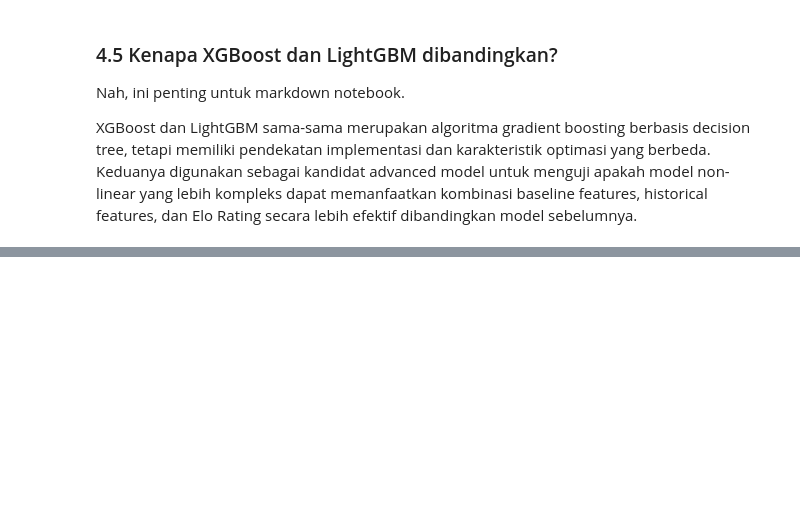
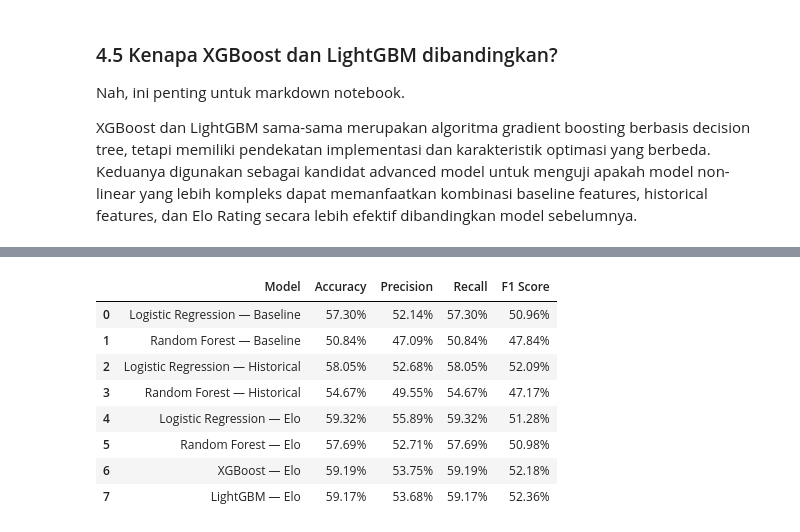
Before and after one commit to RyannPy/international-football-prediction, a Jupyter notebook: notebooks/11_advanced_modeling.ipynb, the cells around one changed output, grey strips where cells are left out. Drawn from its saved outputs; the diff is of its cells as text; code cells hidden in the pictures; blank space fills up the shorter version.

Commit message:
Advanced Modelling - Evaluation

```diff
--- a/notebooks/11_advanced_modeling.ipynb
+++ b/notebooks/11_advanced_modeling.ipynb
@@ -563,0 +599,13 @@ XGBoost dan LightGBM sama-sama merupakan algoritma gradient boosting berbasis de
+# %%
+import pandas as pd
+from pathlib import Path
+
+reports_dir = Path("../reports")
+advanced_metrics = pd.read_csv(reports_dir / "advanced_metrics.csv")
+
+advanced_metrics.style.format({
+    'Accuracy': '{:.2%}',
+    'Precision': '{:.2%}',
+    'Recall': '{:.2%}',
+    'F1 Score': '{:.2%}'
+})
@@ -563,0 +627,34 @@ XGBoost dan LightGBM sama-sama merupakan algoritma gradient boosting berbasis de
+# %%
+baseline_metrics = pd.read_csv(reports_dir / "baseline_metrics.csv")
+historical_metrics = pd.read_csv(reports_dir / "historical_metrics.csv")
+elo_metrics = pd.read_csv(reports_dir / "elo_metrics.csv")
+
+baseline_metrics["Model"] = baseline_metrics["Model"] + " — Baseline"
+historical_metrics["Model"] = historical_metrics["Model"] + " — Historical"
+elo_metrics["Model"] = elo_metrics["Model"] + " — Elo"
+advanced_metrics_copy = advanced_metrics.copy()
+advanced_metrics_copy["Model"] = advanced_metrics_copy["Model"] + " — Elo"
+
+all_metrics = pd.concat([
+    baseline_metrics,
+    historical_metrics,
+    elo_metrics,
+    advanced_metrics_copy
+], ignore_index=True)
+
+all_metrics.style.format({
+    'Accuracy': '{:.2%}',
+    'Precision': '{:.2%}',
+    'Recall': '{:.2%}',
+    'F1 Score': '{:.2%}'
+})
+# %% [output]
+|  | Model | Accuracy | Precision | Recall | F1 Score |
+| 0 | Logistic Regression — Baseline | 57.30% | 52.14% | 57.30% | 50.96% |
+| 1 | Random Forest — Baseline | 50.84% | 47.09% | 50.84% | 47.84% |
+| 2 | Logistic Regression — Historical | 58.05% | 52.68% | 58.05% | 52.09% |
+| 3 | Random Forest — Historical | 54.67% | 49.55% | 54.67% | 47.17% |
+| 4 | Logistic Regression — Elo | 59.32% | 55.89% | 59.32% | 51.28% |
+| 5 | Random Forest — Elo | 57.69% | 52.71% | 57.69% | 50.98% |
+| 6 | XGBoost — Elo | 59.19% | 53.75% | 59.19% | 52.18% |
+| 7 | LightGBM — Elo | 59.17% | 53.68% | 59.17% | 52.36% |
```
Also changed, not shown: parts of 8 cells of this notebook, 1 other file.
